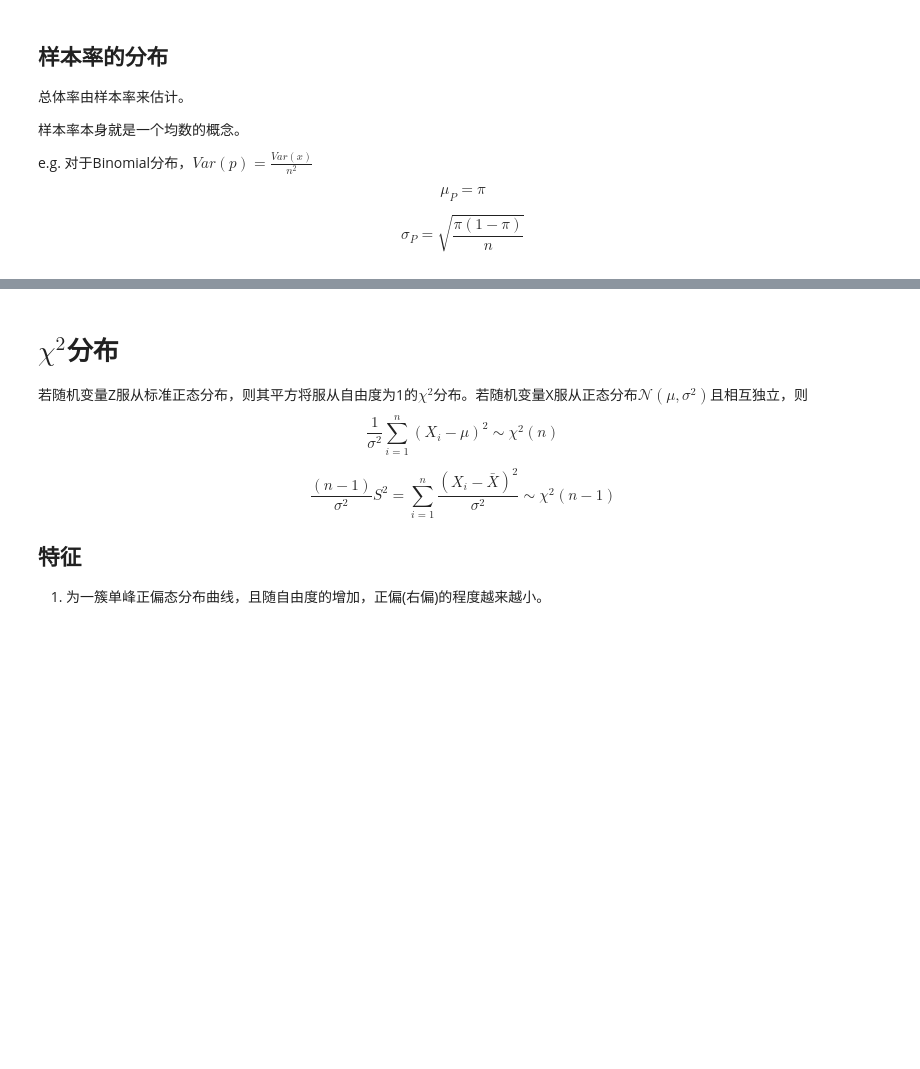
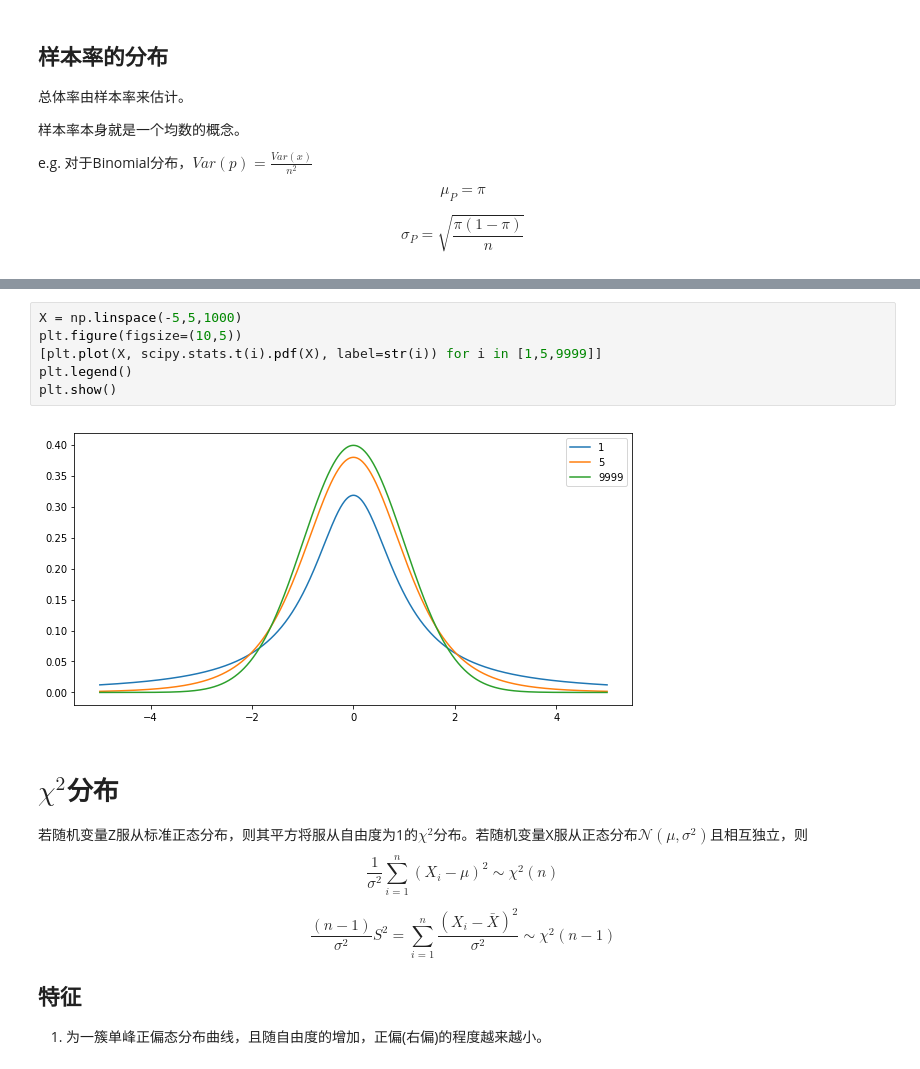
Before and after one commit to ZaneMuir/Medical_Statistics, a Jupyter notebook: notes/4 Sampling.ipynb, the cells around one changed output, grey strips where cells are left out. Drawn from its saved outputs; the diff is of its cells as text; blank space fills up the shorter version.

```diff
--- a/notes/4 Sampling.ipynb
+++ b/notes/4 Sampling.ipynb
@@ -82,3 +82,11 @@ plot!(ylim=(0,0.45), title="t distribution")
+# %%
+X = np.linspace(-5,5,1000)
+plt.figure(figsize=(10,5))
+[plt.plot(X, scipy.stats.t(i).pdf(X), label=str(i)) for i in [1,5,9999]]
+plt.legend()
+plt.show()
+# %% [output]
+[figure, added]
 # %% [markdown]
 # $\chi^2$分布
 
```
Also changed, not shown: parts of 9 cells of this notebook, 4 other files.
